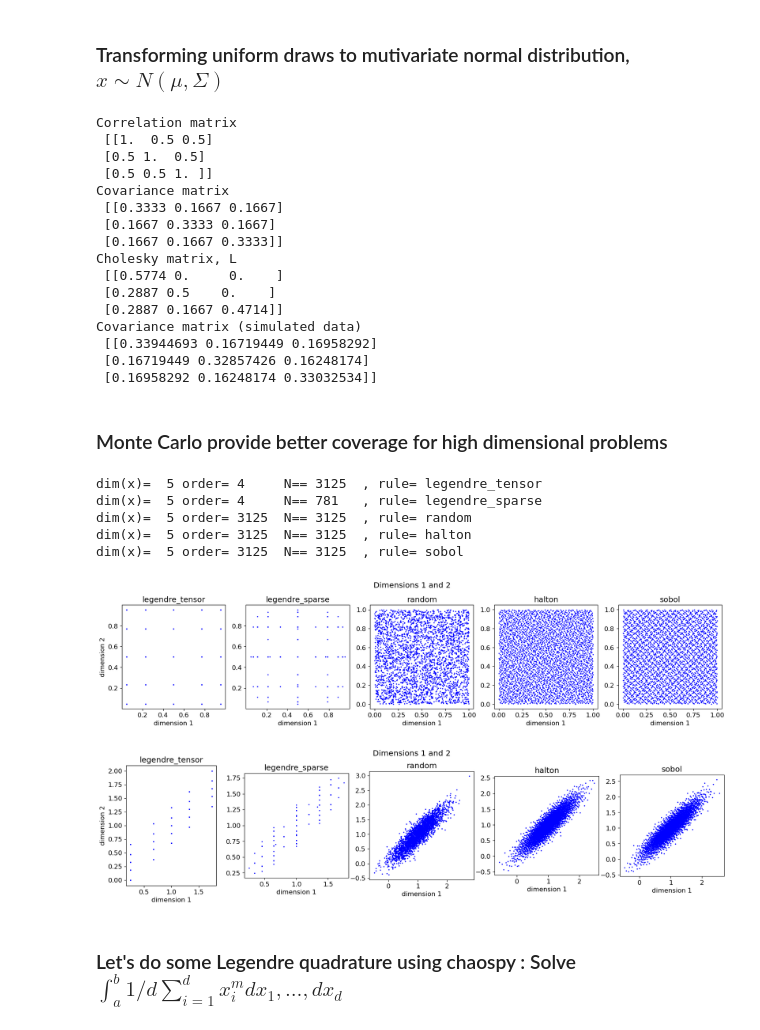
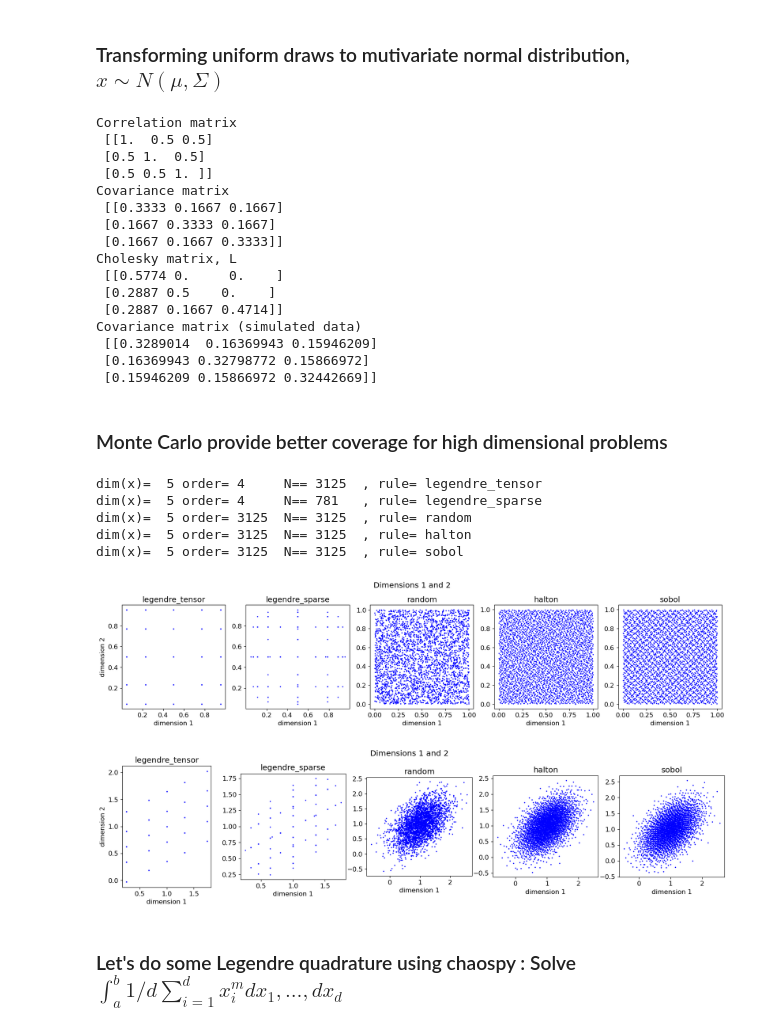
Before and after one commit to ansofol/dp_ucph, a Jupyter notebook: 1_theory_tools/04_multi_d_integration_AMO.ipynb, the cells around one changed output. Cells and saved outputs as stored; diff of their text form; code cells hidden in the pictures.

```diff
--- a/1_theory_tools/04_multi_d_integration_AMO.ipynb
+++ b/1_theory_tools/04_multi_d_integration_AMO.ipynb
@@ -358,7 +358,7 @@ def build_sigma(d=2, σ = 1, c=0, print_out=False):
         print('Cholesky matrix, L\n',   L.round(4))
     return Σ
 
-Σ = build_sigma(d=3, σ = 1, c=0.5, print_out=True)
+Sigma = build_sigma(d=3, σ = 1, c=0.5, print_out=True)
 # %% [output]
 Correlation matrix
  [[1.  0.5 0.5]
@@ -399,26 +399,26 @@ Cholesky matrix, L
  [0.2887 0.5    0.    ]
  [0.2887 0.1667 0.4714]]
 Covariance matrix (simulated data)
- [[0.33944693 0.16719449 0.16958292]
- [0.16719449 0.32857426 0.16248174]
- [0.16958292 0.16248174 0.33032534]]
+ [[0.3289014  0.16369943 0.15946209]
+ [0.16369943 0.32798772 0.15866972]
+ [0.15946209 0.15866972 0.32442669]]
 # %% [markdown]
 ### Monte Carlo provide better coverage for high dimensional problems
 # %%
 d=5; n=5**d;      # make sure n is not to large, try d = 2 and 5
 # d=10;  n=2**d;  # make sure n is not to large, try d= 10-20
-c=.9             # try changing c (negative correlation only works for d=2)
+c=.5             # try changing c (negative correlation only works for d=2)
 Σ = build_sigma(d, σ = 1, c=c, print_out=False) # build variance-covariance matrix
 plot_draws(n, d, dims=(1,2), print_out=True)
 plot_draws(n, d, dims=(1,2), transform = lambda u: inv_multnorm(u, μ=1, Σ=Σ))
 # %% [output]
 dim(x)=  5 order= 4     N== 3125  , rule= legendre_tensor
 dim(x)=  5 order= 4     N== 781   , rule= legendre_sparse
 dim(x)=  5 order= 3125  N== 3125  , rule= random
 dim(x)=  5 order= 3125  N== 3125  , rule= halton
 dim(x)=  5 order= 3125  N== 3125  , rule= sobol
-[figure, old version]
+[figure, new version]
-[figure, old version]
+[figure, new version]
 # %% [markdown]
 ### Let's do some Legendre quadrature using chaospy : Solve $\int_a^b 1/d \sum_{i=1}^d x_i^m dx_1,\dots,dx_d$
 # %%
```
Also changed, not shown: parts of 12 cells of this notebook, 6 other files.
